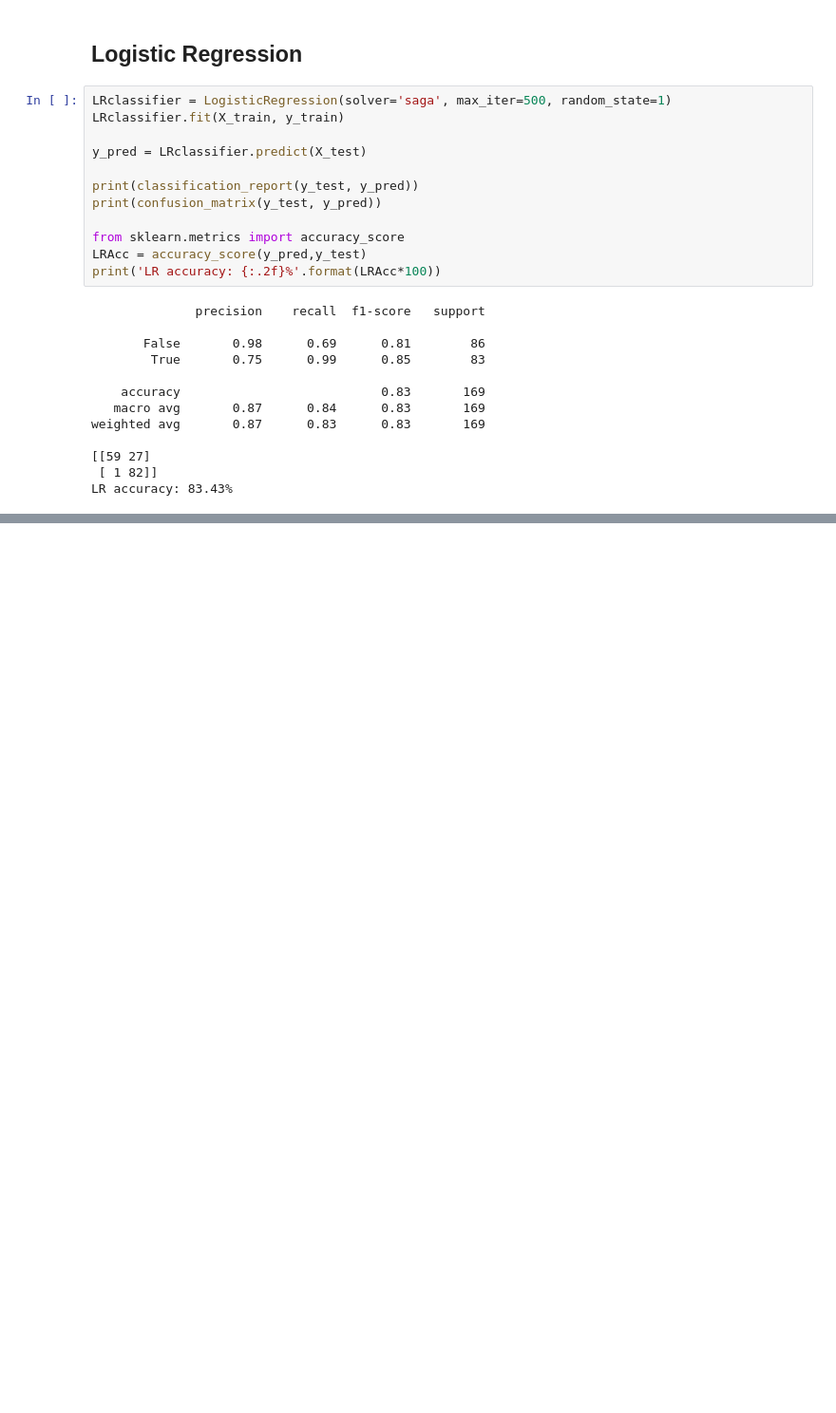
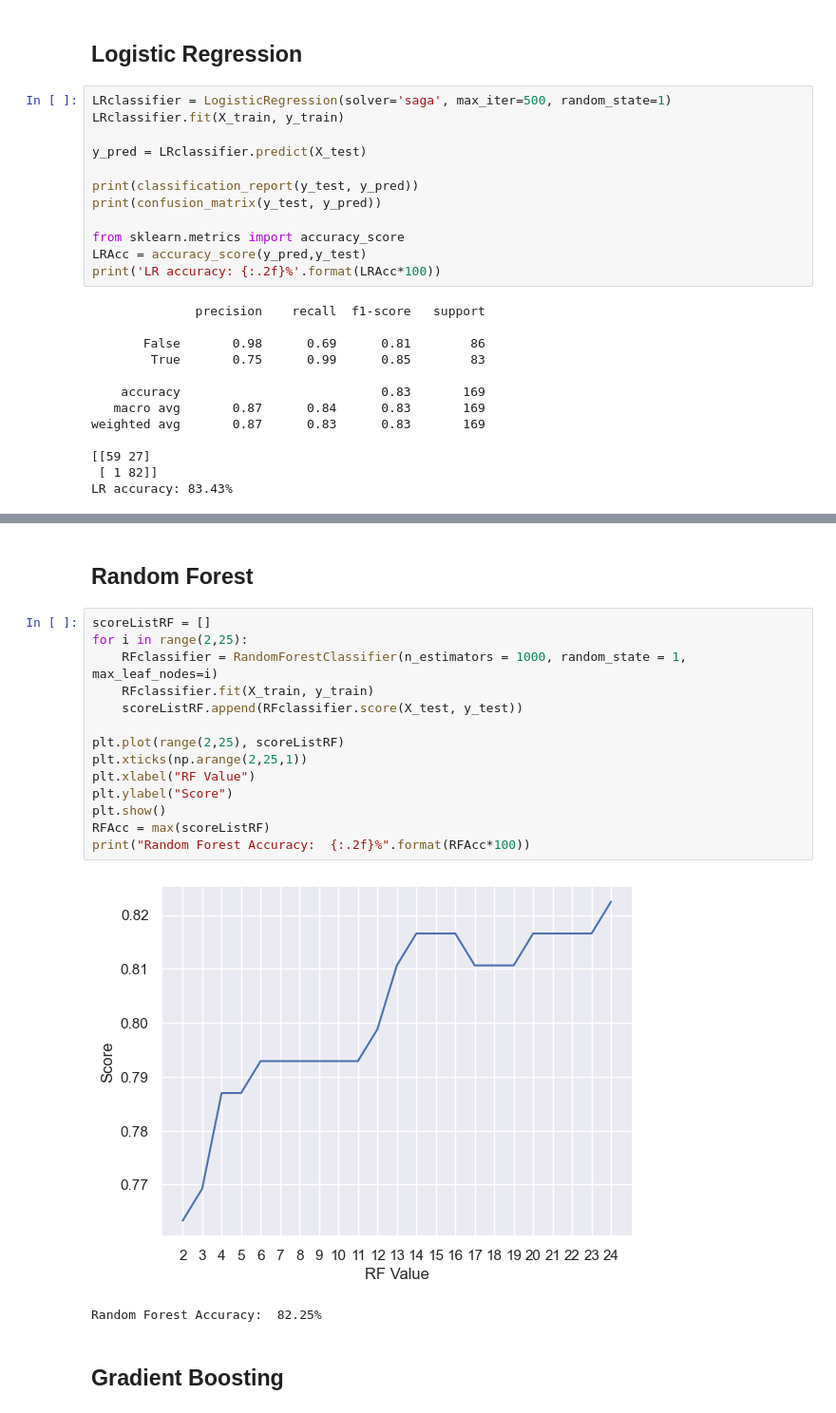
Before and after one commit to kobebaffour/machine_learning, a Jupyter notebook: Loan Prediction/loan_prediction_nm.ipynb, the cells around one changed output, grey strips where cells are left out. Shown: that part at 95% size. Cells and saved outputs as stored; diff of their text form; blank space fills up the shorter version.

```diff
--- a/Loan Prediction/loan_prediction_nm.ipynb
+++ b/Loan Prediction/loan_prediction_nm.ipynb
@@ -630,0 +752,21 @@ LR accuracy: 83.43%
+# %% [markdown]
+## Random Forest
+# %%
+scoreListRF = []
+for i in range(2,25):
+    RFclassifier = RandomForestClassifier(n_estimators = 1000, random_state = 1, max_leaf_nodes=i)
+    RFclassifier.fit(X_train, y_train)
+    scoreListRF.append(RFclassifier.score(X_test, y_test))
+
+plt.plot(range(2,25), scoreListRF)
+plt.xticks(np.arange(2,25,1))
+plt.xlabel("RF Value")
+plt.ylabel("Score")
+plt.show()
+RFAcc = max(scoreListRF)
+print("Random Forest Accuracy:  {:.2f}%".format(RFAcc*100))
+# %% [output]
+[figure, added]
+Random Forest Accuracy:  82.25%
+# %% [markdown]
+## Gradient Boosting
```
Also changed, not shown: parts of 17 cells of this notebook.
